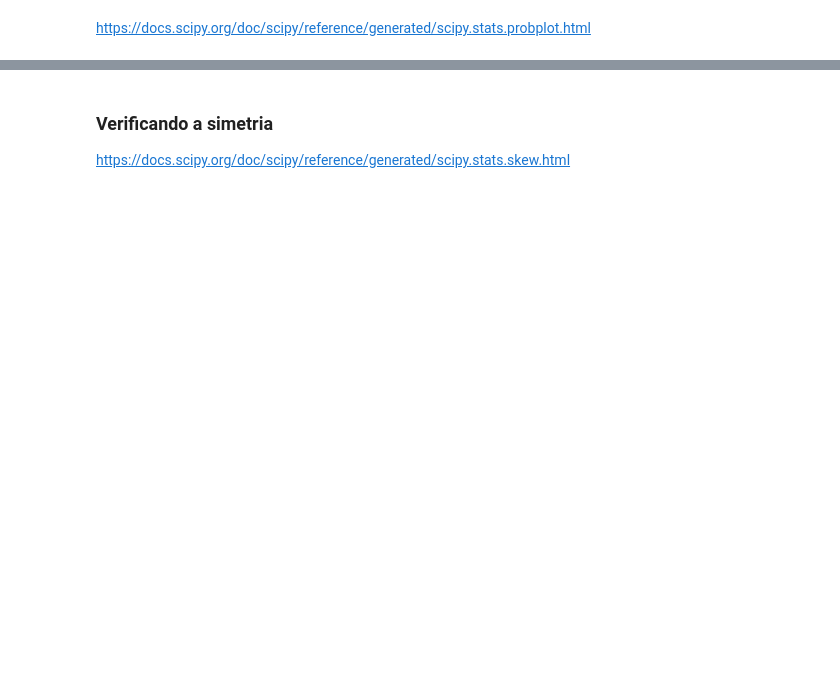
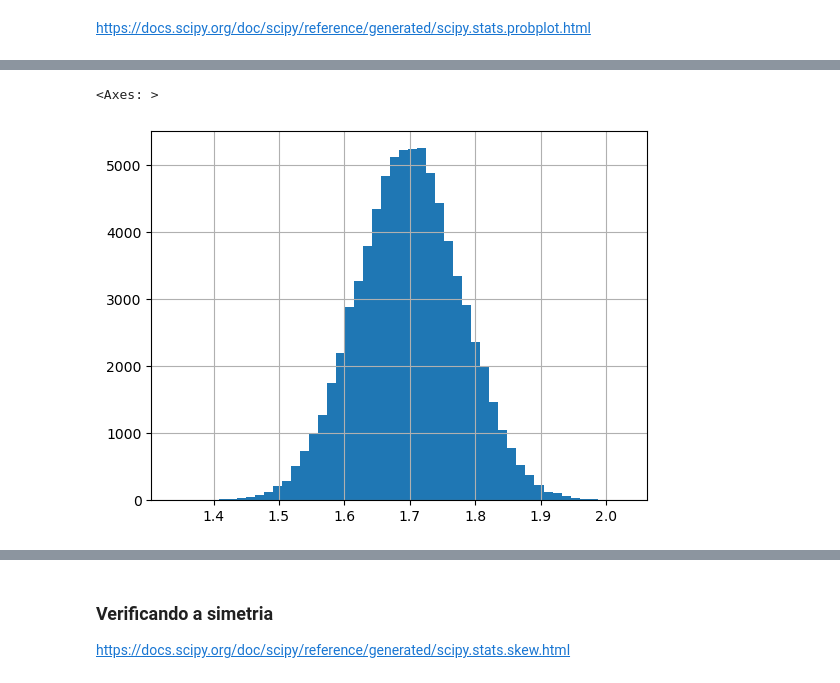
Before and after one commit to ledsouza/Curso_de_Estatistica_Parte_4, a Jupyter notebook: Curso_de_Estatística_Parte_4.ipynb, the cells around one changed output, grey strips where cells are left out. Cells and saved outputs as stored; diff of their text form; code cells hidden in the pictures; blank space fills up the shorter version.

```diff
--- a/Curso_de_Estatística_Parte_4.ipynb
+++ b/Curso_de_Estatística_Parte_4.ipynb
@@ -1084,0 +1282,5 @@ https://docs.scipy.org/doc/scipy/reference/generated/scipy.stats.probplot.html
+# %%
+dados.Altura.hist(bins=50)
+# %% [output]
+<Axes: >
+[figure, added]
```
Also changed, not shown: parts of 47 cells of this notebook, 2 other files.
